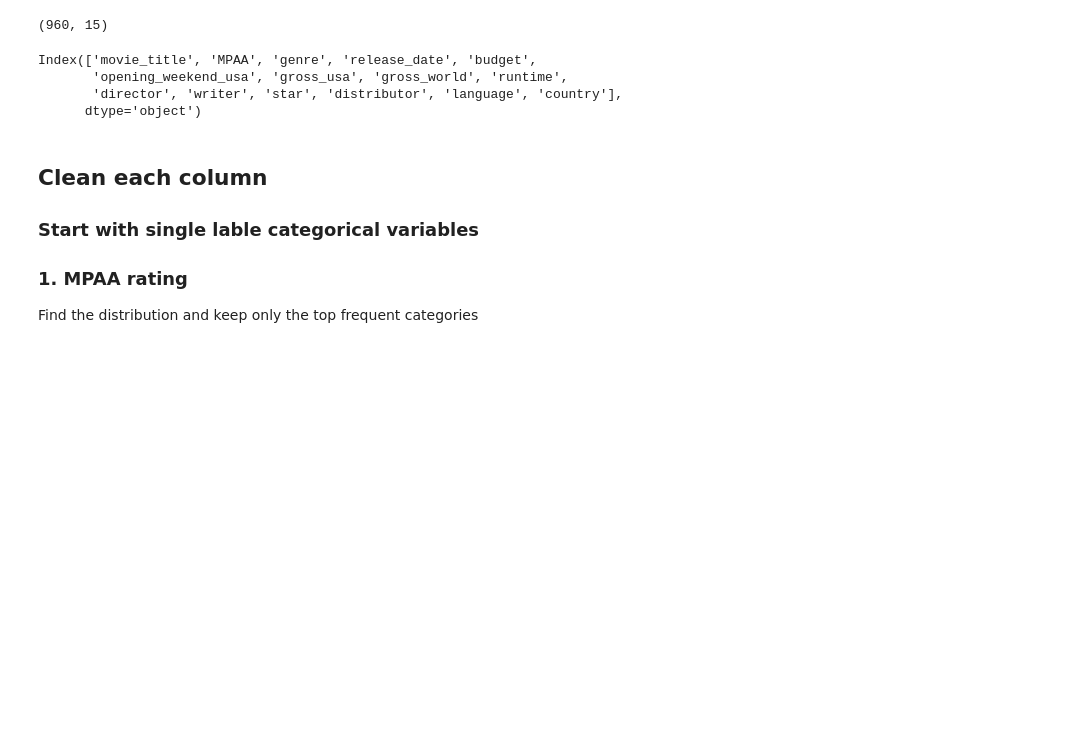
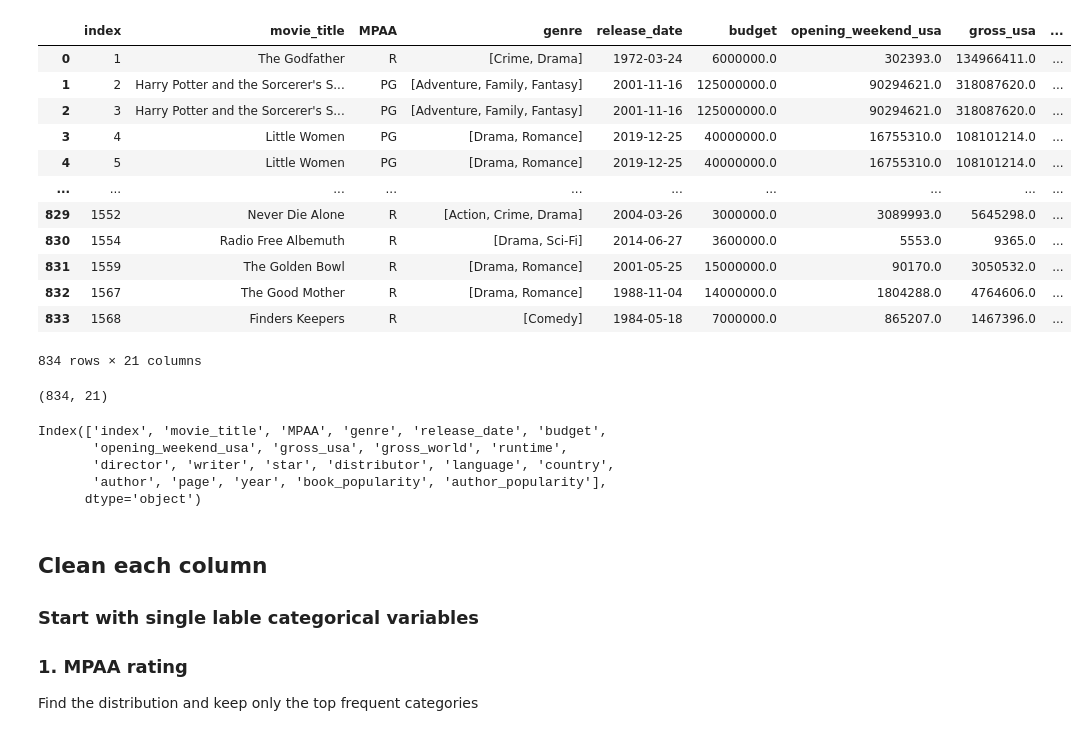
Before and after one commit to katiehuang1221/Predict-Revenue-Of-Movie-Adaptation, a Jupyter notebook: notebooks/OneHotEncoder_practice.ipynb, the cells around one changed output. Drawn from its saved outputs; the diff is of its cells as text; code cells hidden in the pictures; blank space fills up the shorter version.

```diff
--- a/notebooks/OneHotEncoder_practice.ipynb
+++ b/notebooks/OneHotEncoder_practice.ipynb
@@ -8,4 +8,4 @@ import numpy as np
 # %%
 # Load movie data
 import pandas as pd
-movie_data_df = pd.read_pickle('../dump/movie_data')
+all_data_df = pd.read_pickle('../dump/all_data')
@@ -12,4 +22,5 @@ movie_data_df = pd.read_pickle('../dump/movie_data')
 # %%
-movie_df = movie_data_df.drop(columns=['rating','vote','metascore','keywords',\
-                                       'link_d','link_s','link_w'])
-movie_df.rename(columns = {'certificate':'MPAA'},inplace=True)
+all_df = all_data_df.drop(columns=['rating','vote','metascore','keywords',\
+                                       'link_d','link_s','link_w',\
+                                   'book_title','rating_value','rating_count','review_count','title'])
+all_df.rename(columns = {'certificate':'MPAA'},inplace=True)
@@ -34,13 +27,32 @@ movie_df.dropna(inplace=True)
+# %%
+all_df = all_df.dropna().reset_index()
+# %%
+all_df
+# %% [output]
+|  | index | movie_title | MPAA | genre | release_date | budget | opening_weekend_usa | gross_usa | ... |
+| 0 | 1 | The Godfather | R | [Crime, Drama] | 1972-03-24 | 6000000.0 | 302393.0 | 134966411.0 | ... |
+| 1 | 2 | Harry Potter and the Sorcerer's S... | PG | [Adventure, Family, Fantasy] | 2001-11-16 | 125000000.0 | 90294621.0 | 318087620.0 | ... |
+| 2 | 3 | Harry Potter and the Sorcerer's S... | PG | [Adventure, Family, Fantasy] | 2001-11-16 | 125000000.0 | 90294621.0 | 318087620.0 | ... |
+| 3 | 4 | Little Women | PG | [Drama, Romance] | 2019-12-25 | 40000000.0 | 16755310.0 | 108101214.0 | ... |
+| 4 | 5 | Little Women | PG | [Drama, Romance] | 2019-12-25 | 40000000.0 | 16755310.0 | 108101214.0 | ... |
+| ... | ... | ... | ... | ... | ... | ... | ... | ... | ... |
+| 829 | 1552 | Never Die Alone | R | [Action, Crime, Drama] | 2004-03-26 | 3000000.0 | 3089993.0 | 5645298.0 | ... |
+| 830 | 1554 | Radio Free Albemuth | R | [Drama, Sci-Fi] | 2014-06-27 | 3600000.0 | 5553.0 | 9365.0 | ... |
+| 831 | 1559 | The Golden Bowl | R | [Drama, Romance] | 2001-05-25 | 15000000.0 | 90170.0 | 3050532.0 | ... |
+| 832 | 1567 | The Good Mother | R | [Drama, Romance] | 1988-11-04 | 14000000.0 | 1804288.0 | 4764606.0 | ... |
+| 833 | 1568 | Finders Keepers | R | [Comedy] | 1984-05-18 | 7000000.0 | 865207.0 | 1467396.0 | ... |
+834 rows × 21 columns
 # %%
-movie_df.shape
+all_df.shape
 # %% [output]
-(960, 15)
+(834, 21)
 # %%
-movie_df.columns
+all_df.columns
 # %% [output]
-Index(['movie_title', 'MPAA', 'genre', 'release_date', 'budget',
+Index(['index', 'movie_title', 'MPAA', 'genre', 'release_date', 'budget',
        'opening_weekend_usa', 'gross_usa', 'gross_world', 'runtime',
-       'director', 'writer', 'star', 'distributor', 'language', 'country'],
+       'director', 'writer', 'star', 'distributor', 'language', 'country',
+       'author', 'page', 'year', 'book_popularity', 'author_popularity'],
       dtype='object')
 # %% [markdown]
 ## Clean each column
```
Also changed, not shown: parts of 7 cells of this notebook, 3 other files.
